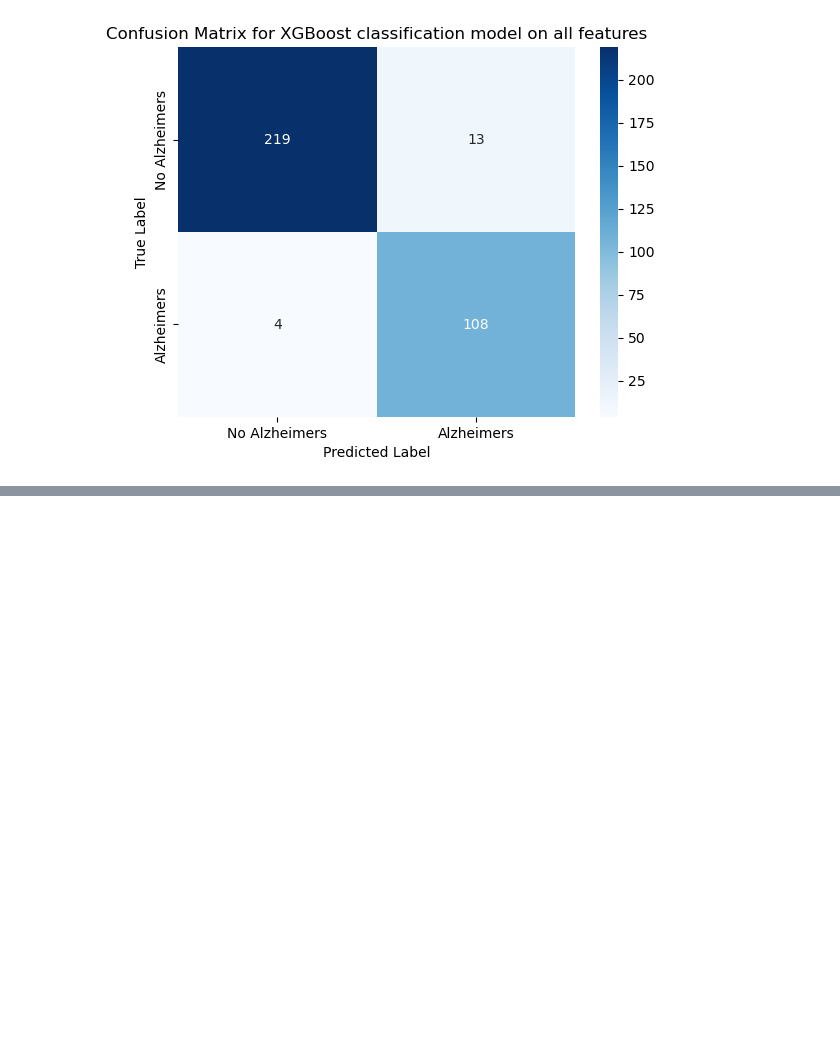
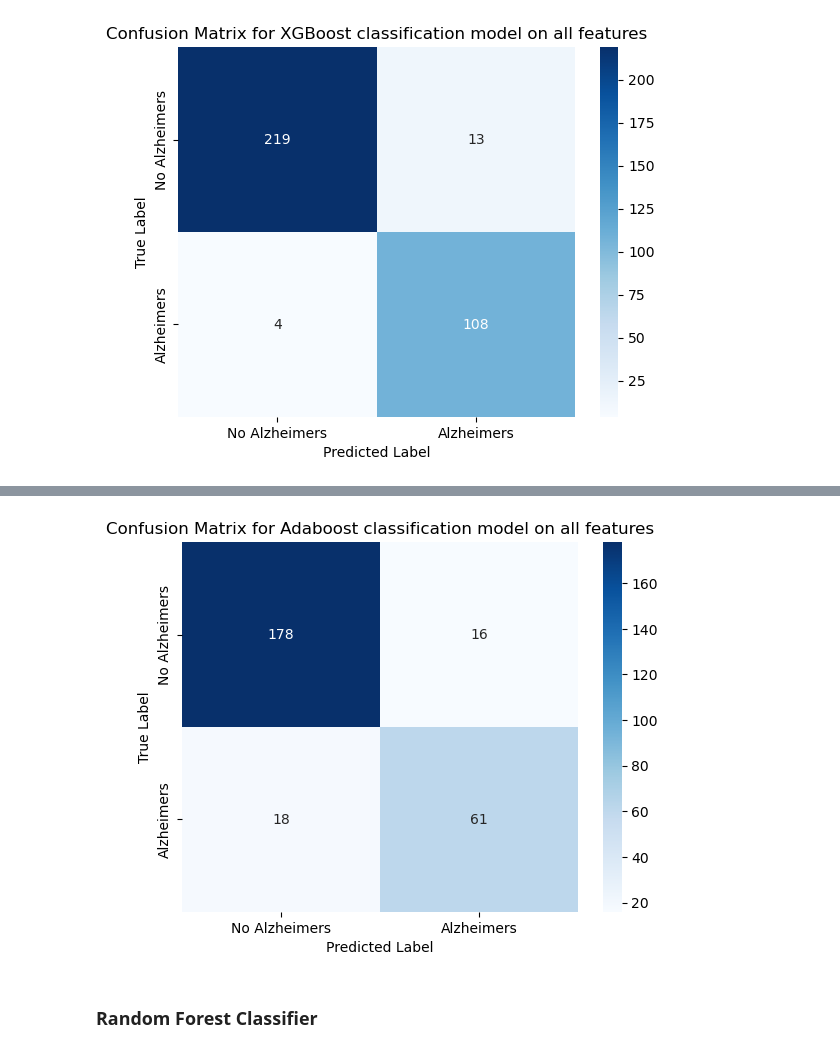
Before and after one commit to mgamankwah/alzheimers_risk_prediction, a Jupyter notebook: scripts/model_exploration_Mercy.ipynb, the cells around one changed output, grey strips where cells are left out. Cells and saved outputs as stored; diff of their text form; code cells hidden in the pictures; blank space fills up the shorter version.

```diff
--- a/scripts/model_exploration_Mercy.ipynb
+++ b/scripts/model_exploration_Mercy.ipynb
@@ -378,0 +510,19 @@ plt.show()
+# %%
+adaboost_pipe = Pipeline([('scale', StandardScaler()), ('gbc', AdaBoostClassifier(random_state=42))])
+adaboost_accu_score = {}
+adaboost_conf_matrix = {}
+
+for key in subcategory_dict:
+    item = subcategory_dict[key]
+    adaboost_pipe.fit(df_train[item[:-1]], df_train.Diagnosis)
+    pred = adaboost_pipe.predict(df_test[item[:-1]])
+
+    adaboost_accu_score[key] = [accuracy_score(pred, df_test.Diagnosis),
+                           precision_score(pred, df_test.Diagnosis, zero_division=1),
+                           recall_score(pred, df_test.Diagnosis),
+                           f1_score(pred, df_test.Diagnosis),
+                           mean_squared_error(pred, df_test.Diagnosis)]
+    adaboost_conf_matrix[key] = confusion_matrix(pred, df_test.Diagnosis)
+
+adaboost_accu_score_df = pd.DataFrame(adaboost_accu_score, index=['Accuracy Score', 'Precision Score', 'Recall Score', 'F1 Score', 'MSE'])
+adaboost_accu_score_df
@@ -378,0 +536,11 @@ plt.show()
+# %%
+#Plotting confusion matrix
+sns.heatmap(adaboost_conf_matrix["all_features"], annot=True, fmt="d", cmap="Blues", xticklabels=['No Alzheimers', 'Alzheimers'], yticklabels=['No Alzheimers', 'Alzheimers'])
+plt.xlabel("Predicted Label")
+plt.ylabel("True Label")
+plt.title("Confusion Matrix for Adaboost classification model on all features")
+plt.show()
+# %% [output]
+[figure, added]
+# %% [markdown]
+### **Random Forest Classifier**
```
Also changed, not shown: parts of 23 cells of this notebook.
